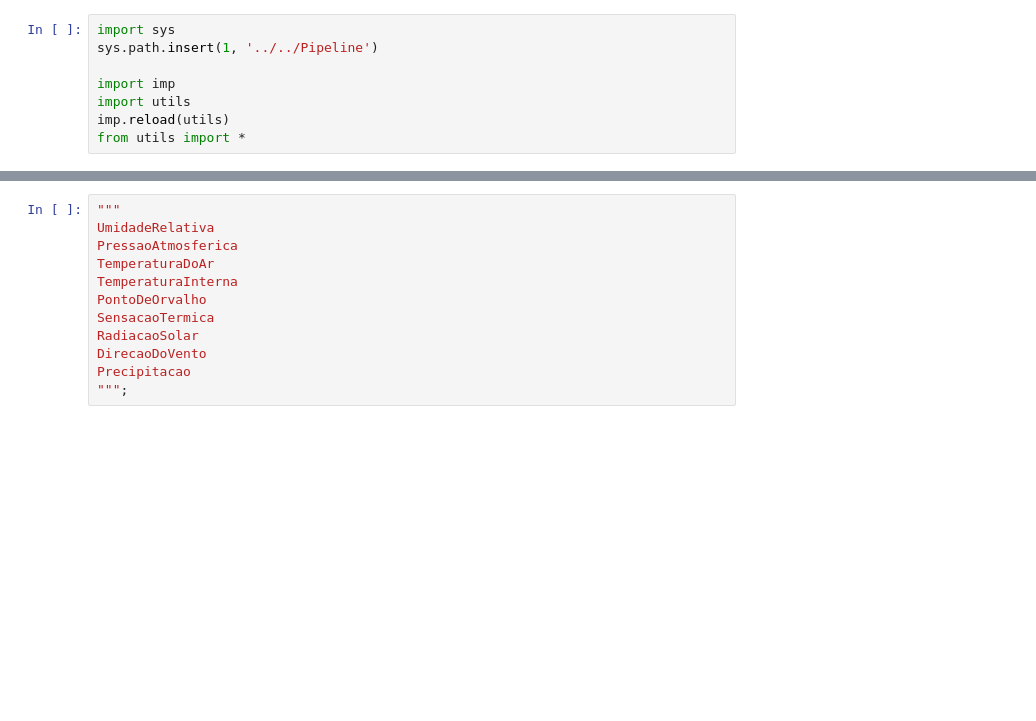
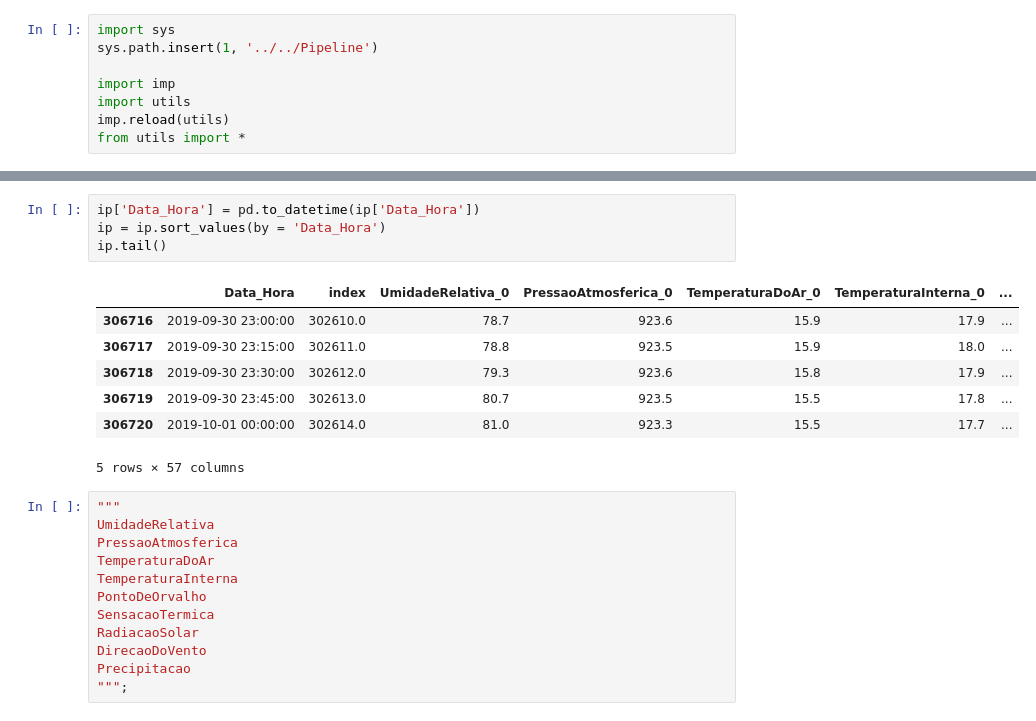
Before and after one commit to alagamentos/floodprediction, a Jupyter notebook: src/Notebooks/2_Repair/0.1_Batch_Derivative.ipynb, the cells around one changed output, grey strips where cells are left out. Saved outputs shown, nothing was run; the diff lists cells and outputs as text; blank space fills up the shorter version.

```diff
--- a/src/Notebooks/2_Repair/0.1_Batch_Derivative.ipynb
+++ b/src/Notebooks/2_Repair/0.1_Batch_Derivative.ipynb
@@ -54,3 +54,15 @@ Index(['index', 'Data', 'Hora', 'Data_Hora', 'UmidadeRelativa_0',
+# %%
+ip['Data_Hora'] = pd.to_datetime(ip['Data_Hora'])
+ip = ip.sort_values(by = 'Data_Hora')
+ip.tail()
+# %% [output]
+|  | Data_Hora | index | UmidadeRelativa_0 | PressaoAtmosferica_0 | TemperaturaDoAr_0 | TemperaturaInterna_0 | ... |
+| 306716 | 2019-09-30 23:00:00 | 302610.0 | 78.7 | 923.6 | 15.9 | 17.9 | ... |
+| 306717 | 2019-09-30 23:15:00 | 302611.0 | 78.8 | 923.5 | 15.9 | 18.0 | ... |
+| 306718 | 2019-09-30 23:30:00 | 302612.0 | 79.3 | 923.6 | 15.8 | 17.9 | ... |
+| 306719 | 2019-09-30 23:45:00 | 302613.0 | 80.7 | 923.5 | 15.5 | 17.8 | ... |
+| 306720 | 2019-10-01 00:00:00 | 302614.0 | 81.0 | 923.3 | 15.5 | 17.7 | ... |
+5 rows × 57 columns
 # %%
 """
 UmidadeRelativa
```
Also changed, not shown: parts of 10 cells of this notebook, 3 other files.
